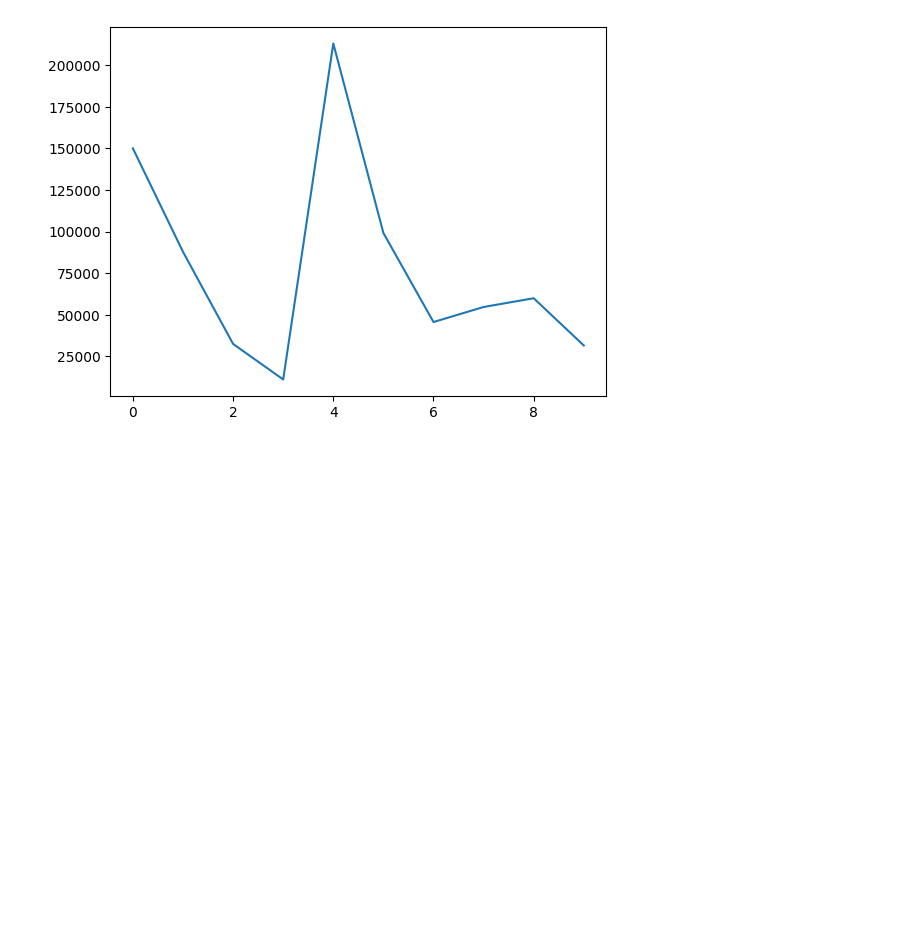
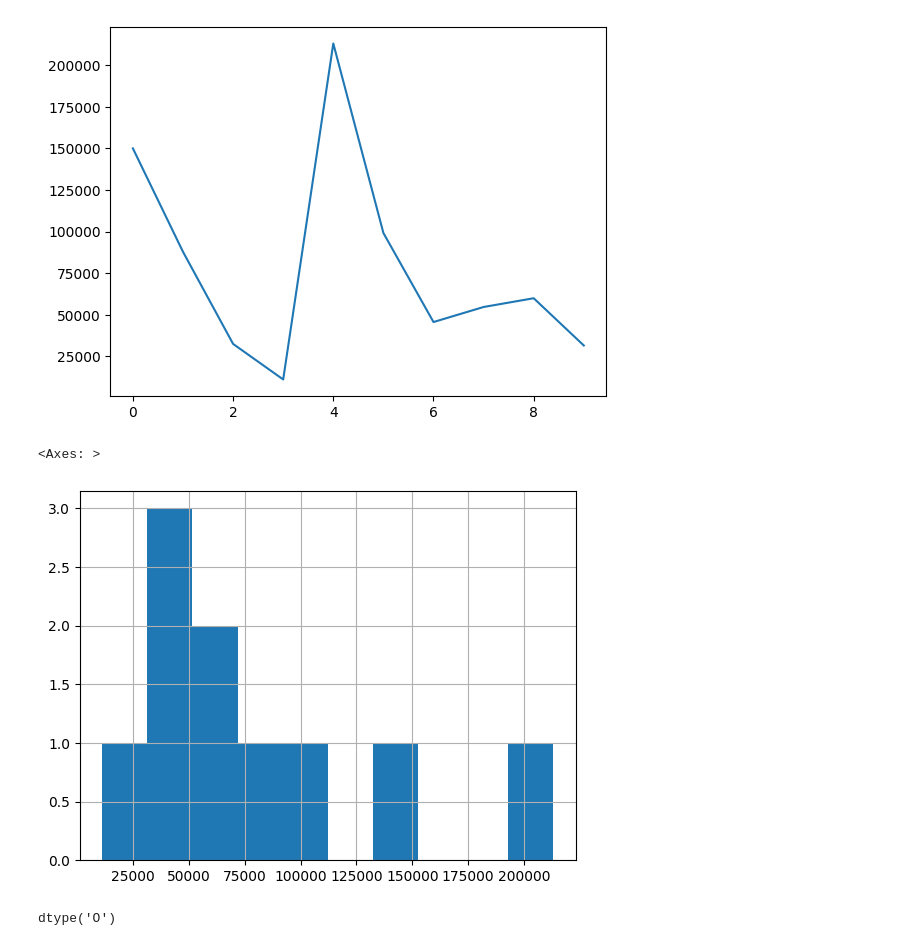
Before and after one commit to JanaAlhumaidan/intro-to-pandas, a Jupyter notebook: intro-to-pandas.ipynb, the cells around one changed output. Drawn from its saved outputs; the diff is of its cells as text; code cells hidden in the pictures; blank space fills up the shorter version.

Commit message:
.hist

```diff
--- a/intro-to-pandas.ipynb
+++ b/intro-to-pandas.ipynb
@@ -442,3 +442,12 @@ carSales["Odometer (KM)"].plot()
 # %% [output]
 <Axes: >
 [figure]
+# %%
+carSales["Odometer (KM)"].hist()
+# %% [output]
+<Axes: >
+[figure, added]
+# %%
+carSales["Price"].dtype
+# %% [output]
+dtype('O')
```
Also changed, not shown: parts of 1 cell of this notebook.
